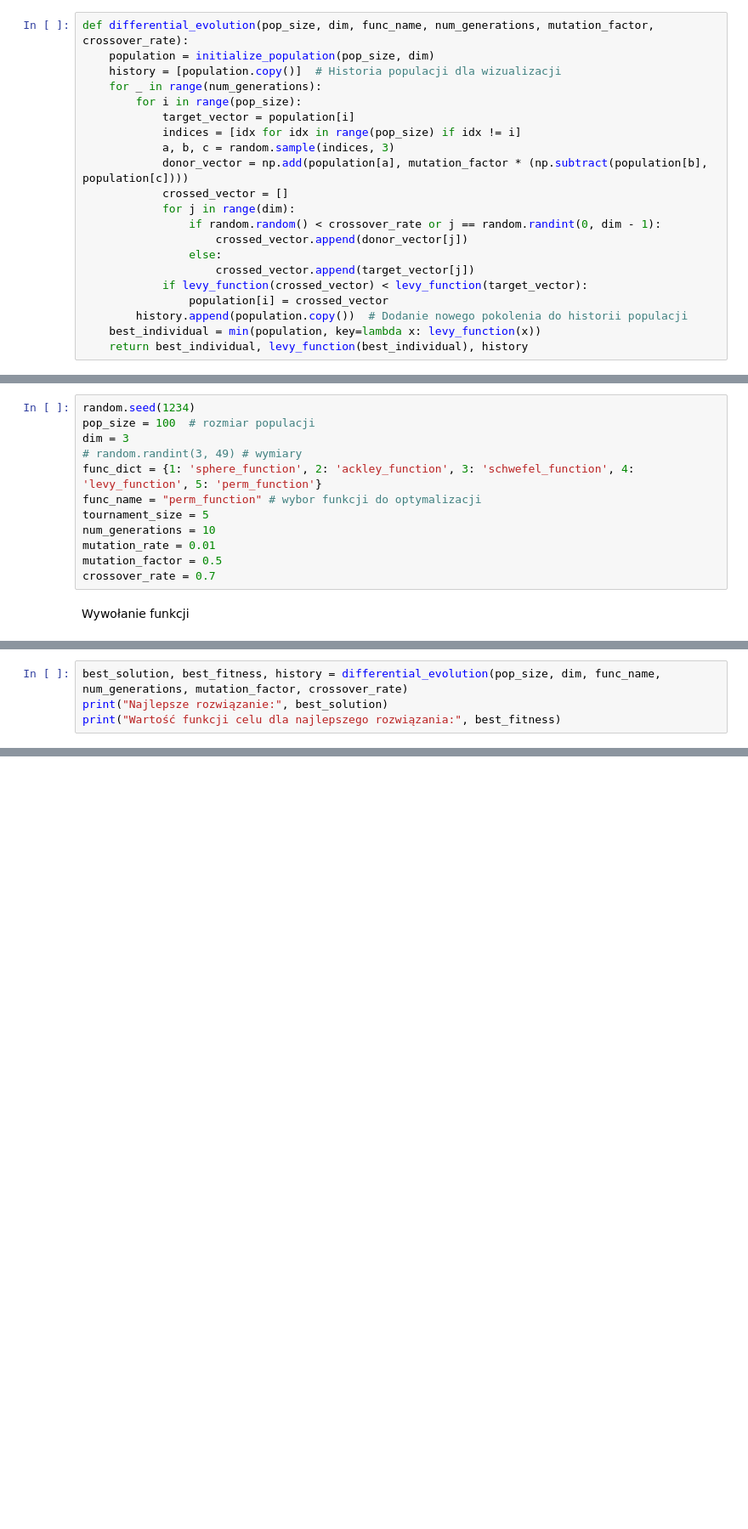
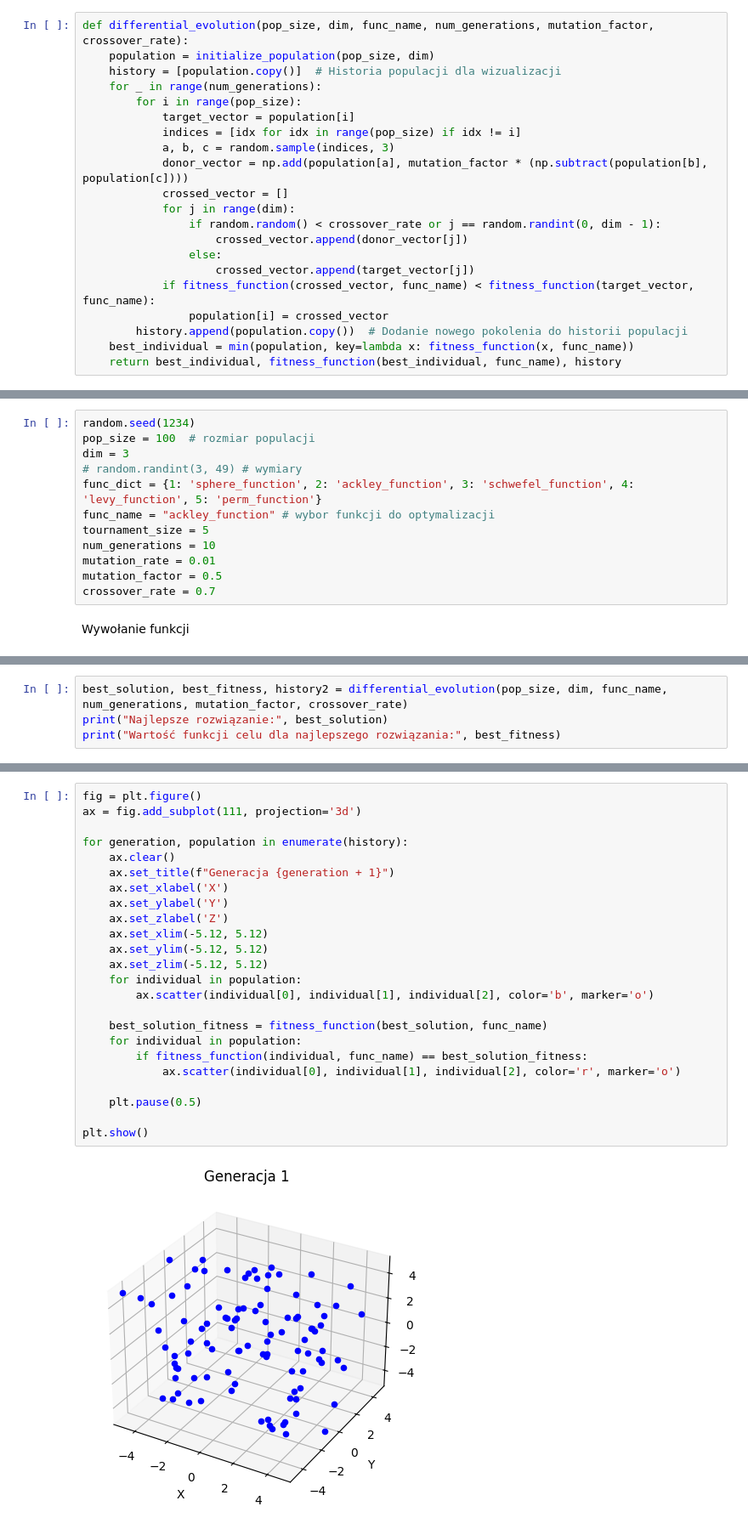
Before and after one commit to CwiekPrzemyslaw/S_Inteligencja_obliczeniowa, a Jupyter notebook: Algorytm_ewolucyjny.ipynb, the cells around one changed output, grey strips where cells are left out. Shown: that part at 85% size. Cells and saved outputs as stored; diff of their text form; blank space fills up the shorter version.

```diff
--- a/Algorytm_ewolucyjny.ipynb
+++ b/Algorytm_ewolucyjny.ipynb
@@ -120,11 +121,11 @@ def differential_evolution(pop_size, dim, func_name, num_generations, mutation_f
                     crossed_vector.append(donor_vector[j])
                 else:
                     crossed_vector.append(target_vector[j])
-            if levy_function(crossed_vector) < levy_function(target_vector):
+            if fitness_function(crossed_vector, func_name) < fitness_function(target_vector, func_name):
                 population[i] = crossed_vector
         history.append(population.copy())  # Dodanie nowego pokolenia do historii populacji
-    best_individual = min(population, key=lambda x: levy_function(x))
-    return best_individual, levy_function(best_individual), history
+    best_individual = min(population, key=lambda x: fitness_function(x, func_name))
+    return best_individual, fitness_function(best_individual, func_name), history
 # %% [markdown]
 Main
 # %%
@@ -133,7 +134,7 @@ pop_size = 100  # rozmiar populacji
 dim = 3
 # random.randint(3, 49) # wymiary
 func_dict = {1: 'sphere_function', 2: 'ackley_function', 3: 'schwefel_function', 4: 'levy_function', 5: 'perm_function'}
-func_name = "perm_function" # wybor funkcji do optymalizacji
+func_name = "ackley_function" # wybor funkcji do optymalizacji
 tournament_size = 5
 num_generations = 10
 mutation_rate = 0.01
@@ -151,5 +152,5 @@ Wartość funkcji celu dla najlepszego rozwiązania: 1.7551917296592564e-06
 # %%
-best_solution, best_fitness, history = differential_evolution(pop_size, dim, func_name, num_generations, mutation_factor, crossover_rate)
+best_solution, best_fitness, history2 = differential_evolution(pop_size, dim, func_name, num_generations, mutation_factor, crossover_rate)
 print("Najlepsze rozwiązanie:", best_solution)
 print("Wartość funkcji celu dla najlepszego rozwiązania:", best_fitness)
 # %% [output]
@@ -163,0 +161,26 @@ Wartość funkcji celu dla najlepszego rozwiązania: 0.014324408857485902
+# %%
+fig = plt.figure()
+ax = fig.add_subplot(111, projection='3d')
+
+for generation, population in enumerate(history):
+    ax.clear()
+    ax.set_title(f"Generacja {generation + 1}")
+    ax.set_xlabel('X')
+    ax.set_ylabel('Y')
+    ax.set_zlabel('Z')
+    ax.set_xlim(-5.12, 5.12)
+    ax.set_ylim(-5.12, 5.12)
+    ax.set_zlim(-5.12, 5.12)
+    for individual in population:
+        ax.scatter(individual[0], individual[1], individual[2], color='b', marker='o')
+
+    best_solution_fitness = fitness_function(best_solution, func_name)
+    for individual in population:
+        if fitness_function(individual, func_name) == best_solution_fitness:
+            ax.scatter(individual[0], individual[1], individual[2], color='r', marker='o')
+
+    plt.pause(0.5)
+
+plt.show()
+# %% [output]
+[figure, added]
```
Also changed, not shown: parts of 14 cells of this notebook.
